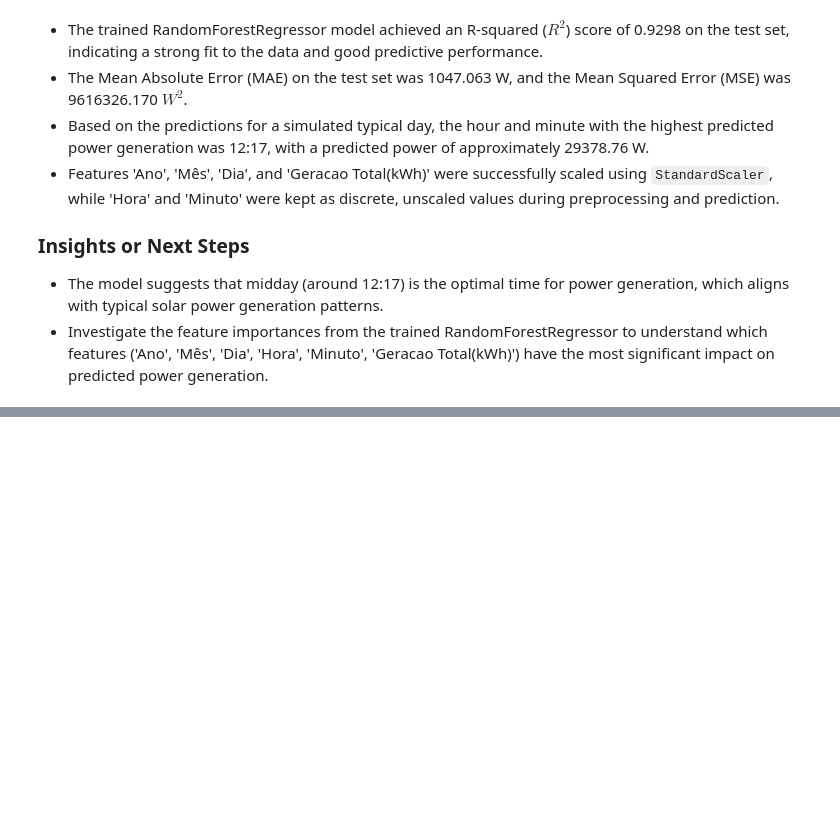
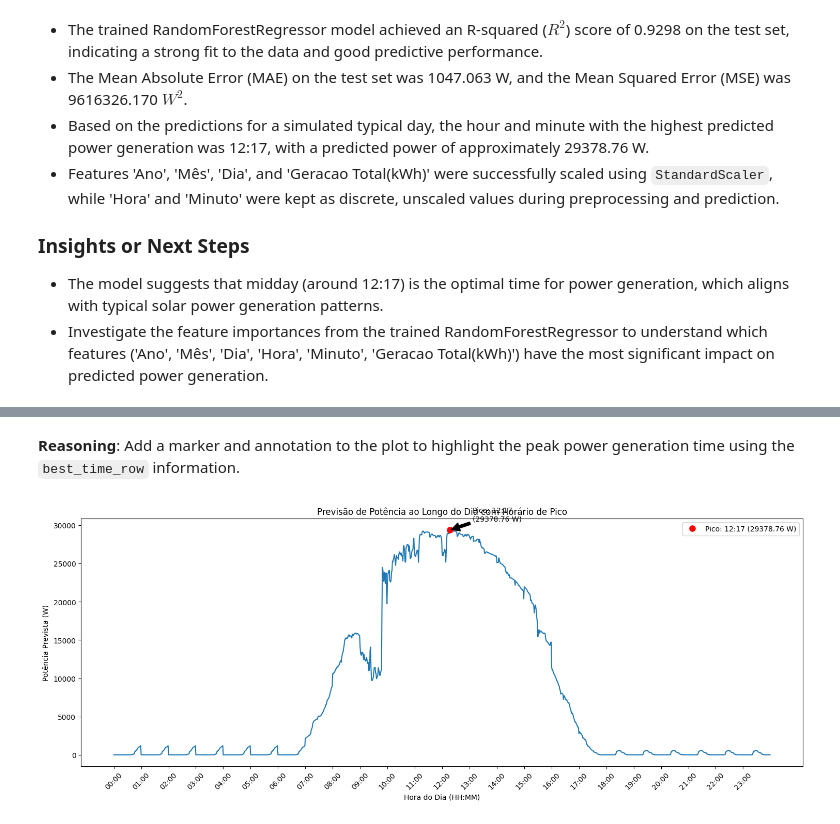
Before and after one commit to Jairzaoo/ProjetoIntegrador, a Jupyter notebook: Projeto_integrador.ipynb, the cells around one changed output, grey strips where cells are left out. Drawn from its saved outputs; the diff is of its cells as text; code cells hidden in the pictures; blank space fills up the shorter version.

```diff
--- a/Projeto_integrador.ipynb
+++ b/Projeto_integrador.ipynb
@@ -607,0 +864,50 @@ KeyError: 'Predicted_Power(W)'
+# %% [markdown]
+**Reasoning**:
+Add a marker and annotation to the plot to highlight the peak power generation time using the `best_time_row` information.
+# %%
+# Importa a biblioteca matplotlib para gráficos
+import matplotlib.pyplot as plt
+
+# Extrai a hora, minuto e potência prevista do melhor horário encontrado
+best_hour = int(best_time_row['Hora'])
+best_minute = int(best_time_row['Minuto'])
+max_predicted_power = best_time_row['Predicted_Power(W)']
+
+# Cria a string formatada HH:MM para o melhor horário
+best_time_hh_mm = f"{best_hour:02d}:{best_minute:02d}"
+
+# Cria o gráfico de linha (reproduzindo o código anterior para ter o gráfico base)
+plt.figure(figsize=(15, 6))
+sns.lineplot(data=simulated_times, x='Time_HH_MM', y='Predicted_Power(W)')
+
+# Adiciona o marcador para o horário de pico
+# plt.plot(x_position, y_position, marker, ...)
+# A posição x no gráfico é o índice da linha no DataFrame simulated_times onde Hora=best_hour e Minuto=best_minute
+peak_index = simulated_times[(simulated_times['Hora'] == best_hour) & (simulated_times['Minuto'] == best_minute)].index[0]
+plt.plot(peak_index, max_predicted_power, 'ro', markersize=8, label=f'Pico: {best_time_hh_mm} ({max_predicted_power:.2f} W)') # 'ro' for red circle marker
+
+# Adiciona uma anotação para o horário de pico
+# plt.annotate(text, (x_position, y_position), textcoords, xytext, arrowprops)
+plt.annotate(f'Pico: {best_time_hh_mm}\n({max_predicted_power:.2f} W)',
+             xy=(peak_index, max_predicted_power), # Ponto a ser anotado
+             xytext=(peak_index + 50, max_predicted_power + 1000), # Posição do texto (ajustado um pouco para não cobrir o ponto)
+             arrowprops=dict(facecolor='black', shrink=0.05), # Propriedades da seta
+             horizontalalignment='left', verticalalignment='bottom') # Alinhamento do texto
+
+
+# Adiciona rótulos e título (reproduzindo o código anterior)
+plt.xlabel("Hora do Dia (HH:MM)")
+plt.ylabel("Potência Prevista (W)")
+plt.title("Previsão de Potência ao Longo do Dia com Horário de Pico")
+
+# Melhora a legibilidade do eixo x, mostrando menos rótulos (reproduzindo o código anterior)
+plt.xticks(simulated_times['Time_HH_MM'][::60], rotation=45)
+plt.tight_layout()
+
+# Adiciona a legenda para o marcador
+plt.legend()
+
+# Exibe o gráfico
+plt.show()
+# %% [output]
+[figure, added]
```
Also changed, not shown: parts of 57 cells of this notebook.
